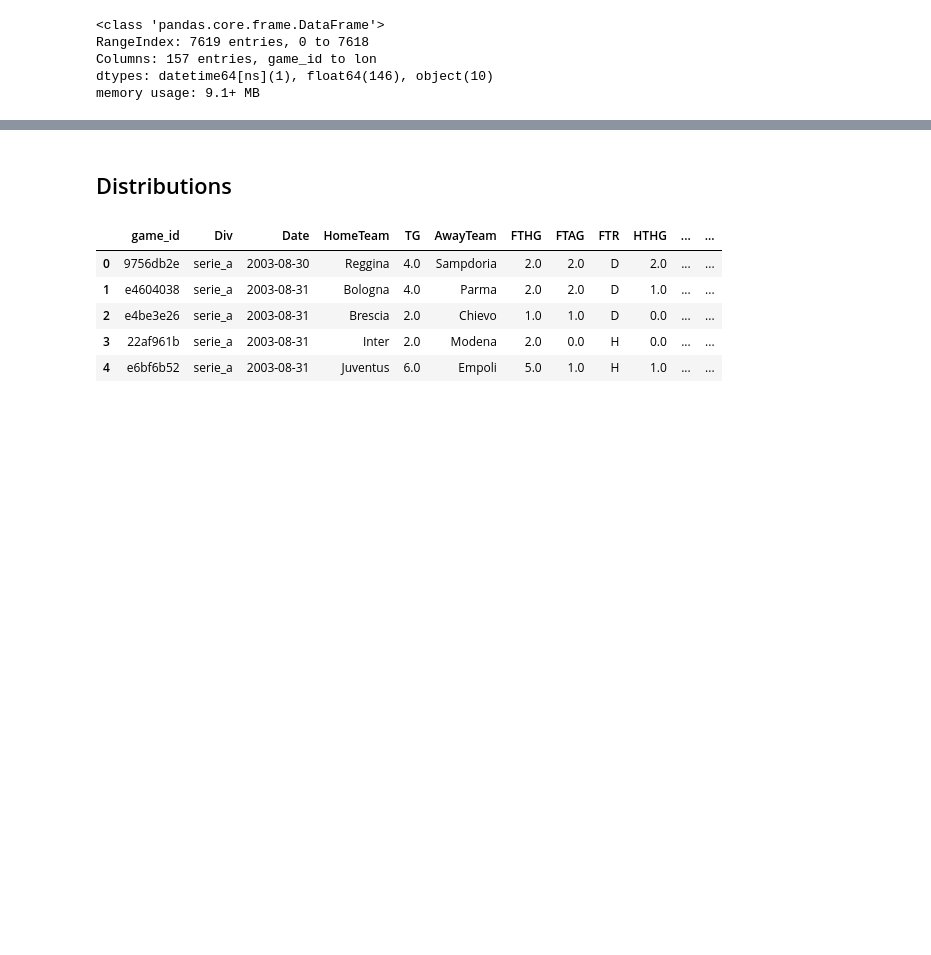
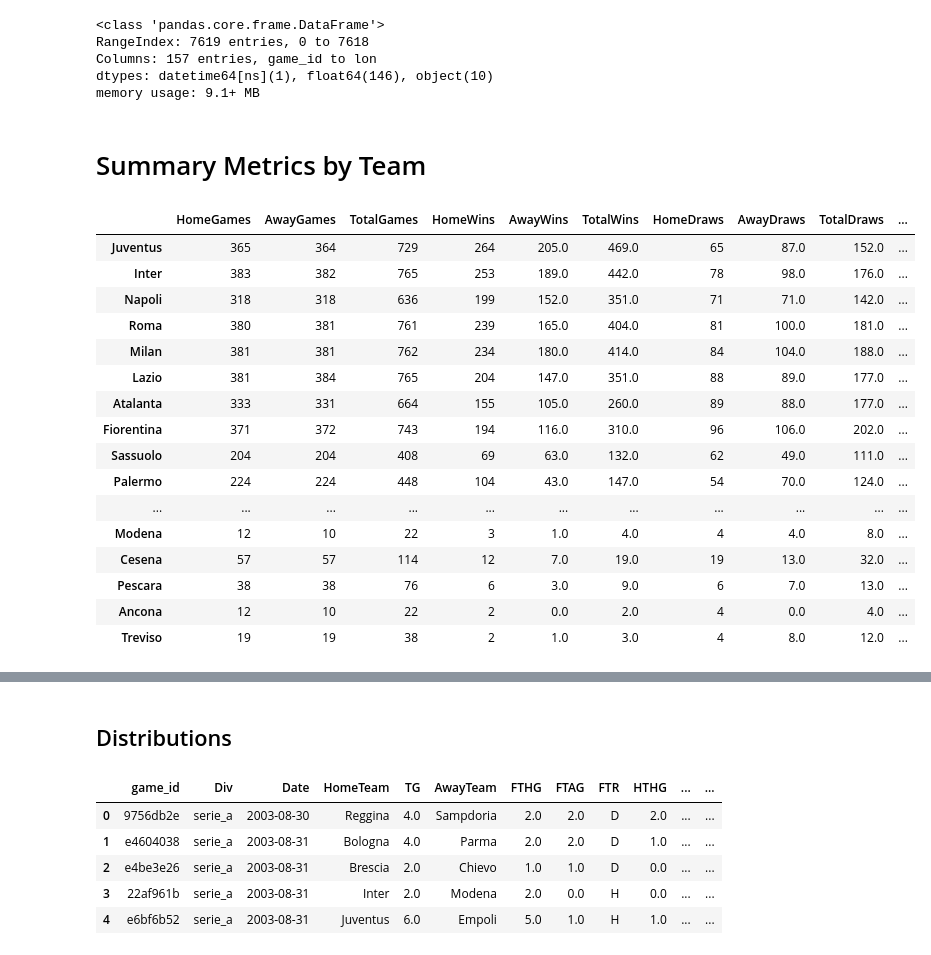
Before and after one commit to RomanTomz/football-analysis, a Jupyter notebook: notebooks/eda.ipynb, the cells around one changed output, grey strips where cells are left out. Cells and saved outputs as stored; diff of their text form; code cells hidden in the pictures; blank space fills up the shorter version.

Commit message:
Add team statistics computation method

```diff
--- a/notebooks/eda.ipynb
+++ b/notebooks/eda.ipynb
@@ -14,37 +14,74 @@ RangeIndex: 7619 entries, 0 to 7618
 Columns: 157 entries, game_id to lon
 dtypes: datetime64[ns](1), float64(146), object(10)
 memory usage: 9.1+ MB
+# %% [markdown]
+# Summary Metrics by Team
 # %%
+import pandas as pd
+
+# Assuming df is your DataFrame with the football data
+
 # Counting the games for Home and Away teams
 home_games = df['HomeTeam'].value_counts().rename('HomeGames')
 away_games = df['AwayTeam'].value_counts().rename('AwayGames')
+
+# Summing up the goals for Home and Away
+home_goals = df.groupby('HomeTeam')['FTHG'].sum().rename('HomeGoals')
+away_goals = df.groupby('AwayTeam')['FTAG'].sum().rename('AwayGoals')
 
 # Counting the results for each team
 home_wins = df[df['FTR'] == 'H']['HomeTeam'].value_counts().rename('HomeWins')
 away_wins = df[df['FTR'] == 'A']['AwayTeam'].value_counts().rename('AwayWins')
 draws_home = df[df['FTR'] == 'D']['HomeTeam'].value_counts().rename('HomeDraws')
 draws_away = df[df['FTR'] == 'D']['AwayTeam'].value_counts().rename('AwayDraws')
 
 # Combining the counts
 total_games = home_games.add(away_games, fill_value=0).rename('TotalGames')
 total_wins = home_wins.add(away_wins, fill_value=0).rename('TotalWins')
 total_draws = draws_home.add(draws_away, fill_value=0).rename('TotalDraws')
+total_goals = home_goals.add(away_goals, fill_value=0).rename('TotalGoals')
 
 # Creating a summary DataFrame
 summary_df = pd.DataFrame({
     'HomeGames': home_games,
     'AwayGames': away_games,
     'TotalGames': total_games,
     'HomeWins': home_wins,
     'AwayWins': away_wins,
     'TotalWins': total_wins,
     'HomeDraws': draws_home,
     'AwayDraws': draws_away,
-    'TotalDraws': total_draws
+    'TotalDraws': total_draws,
+    'HomeGoals': home_goals,
+    'AwayGoals': away_goals,
+    'TotalGoals': total_goals
 }).fillna(0)  # Fill NaN with 0
 
-# Calculating win and draw ratios
+# Calculating win, draw, and goal ratios
 summary_df['WinRatio'] = summary_df['TotalWins'] / summary_df['TotalGames']
 summary_df['DrawRatio'] = summary_df['TotalDraws'] / summary_df['TotalGames']
 summary_df['HomeWinRatio'] = summary_df['HomeWins'] / summary_df['HomeGames']
 summary_df['AwayWinRatio'] = summary_df['AwayWins'] / summary_df['AwayGames']
+summary_df['HomeGoalRatio'] = summary_df['HomeGoals'] / summary_df['HomeGames']
+summary_df['AwayGoalRatio'] = summary_df['AwayGoals'] / summary_df['AwayGames']
+summary_df['TotalGoalRatio'] = summary_df['TotalGoals'] / summary_df['TotalGames']
+
+summary_df.sort_values(by='TotalGoalRatio', ascending=False)
+# %% [output]
+|  | HomeGames | AwayGames | TotalGames | HomeWins | AwayWins | TotalWins | HomeDraws | AwayDraws | TotalDraws | ... |
+| Juventus | 365 | 364 | 729 | 264 | 205.0 | 469.0 | 65 | 87.0 | 152.0 | ... |
+| Inter | 383 | 382 | 765 | 253 | 189.0 | 442.0 | 78 | 98.0 | 176.0 | ... |
+| Napoli | 318 | 318 | 636 | 199 | 152.0 | 351.0 | 71 | 71.0 | 142.0 | ... |
+| Roma | 380 | 381 | 761 | 239 | 165.0 | 404.0 | 81 | 100.0 | 181.0 | ... |
+| Milan | 381 | 381 | 762 | 234 | 180.0 | 414.0 | 84 | 104.0 | 188.0 | ... |
+| Lazio | 381 | 384 | 765 | 204 | 147.0 | 351.0 | 88 | 89.0 | 177.0 | ... |
+| Atalanta | 333 | 331 | 664 | 155 | 105.0 | 260.0 | 89 | 88.0 | 177.0 | ... |
+| Fiorentina | 371 | 372 | 743 | 194 | 116.0 | 310.0 | 96 | 106.0 | 202.0 | ... |
+| Sassuolo | 204 | 204 | 408 | 69 | 63.0 | 132.0 | 62 | 49.0 | 111.0 | ... |
+| Palermo | 224 | 224 | 448 | 104 | 43.0 | 147.0 | 54 | 70.0 | 124.0 | ... |
+| ... | ... | ... | ... | ... | ... | ... | ... | ... | ... | ... |
+| Modena | 12 | 10 | 22 | 3 | 1.0 | 4.0 | 4 | 4.0 | 8.0 | ... |
+| Cesena | 57 | 57 | 114 | 12 | 7.0 | 19.0 | 19 | 13.0 | 32.0 | ... |
+| Pescara | 38 | 38 | 76 | 6 | 3.0 | 9.0 | 6 | 7.0 | 13.0 | ... |
+| Ancona | 12 | 10 | 22 | 2 | 0.0 | 2.0 | 4 | 0.0 | 4.0 | ... |
+| Treviso | 19 | 19 | 38 | 2 | 1.0 | 3.0 | 4 | 8.0 | 12.0 | ... |
```
Also changed, not shown: parts of 1 cell of this notebook, 1 other file.
